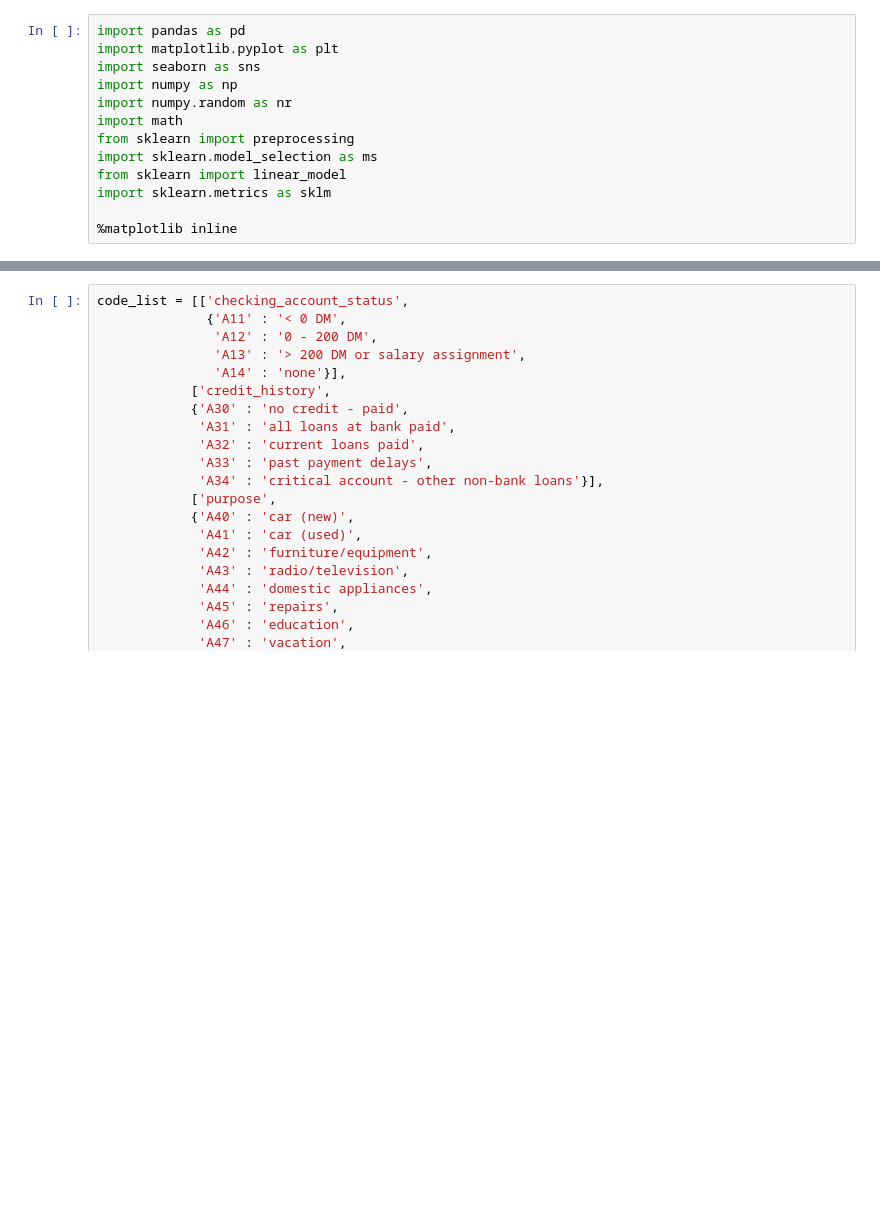
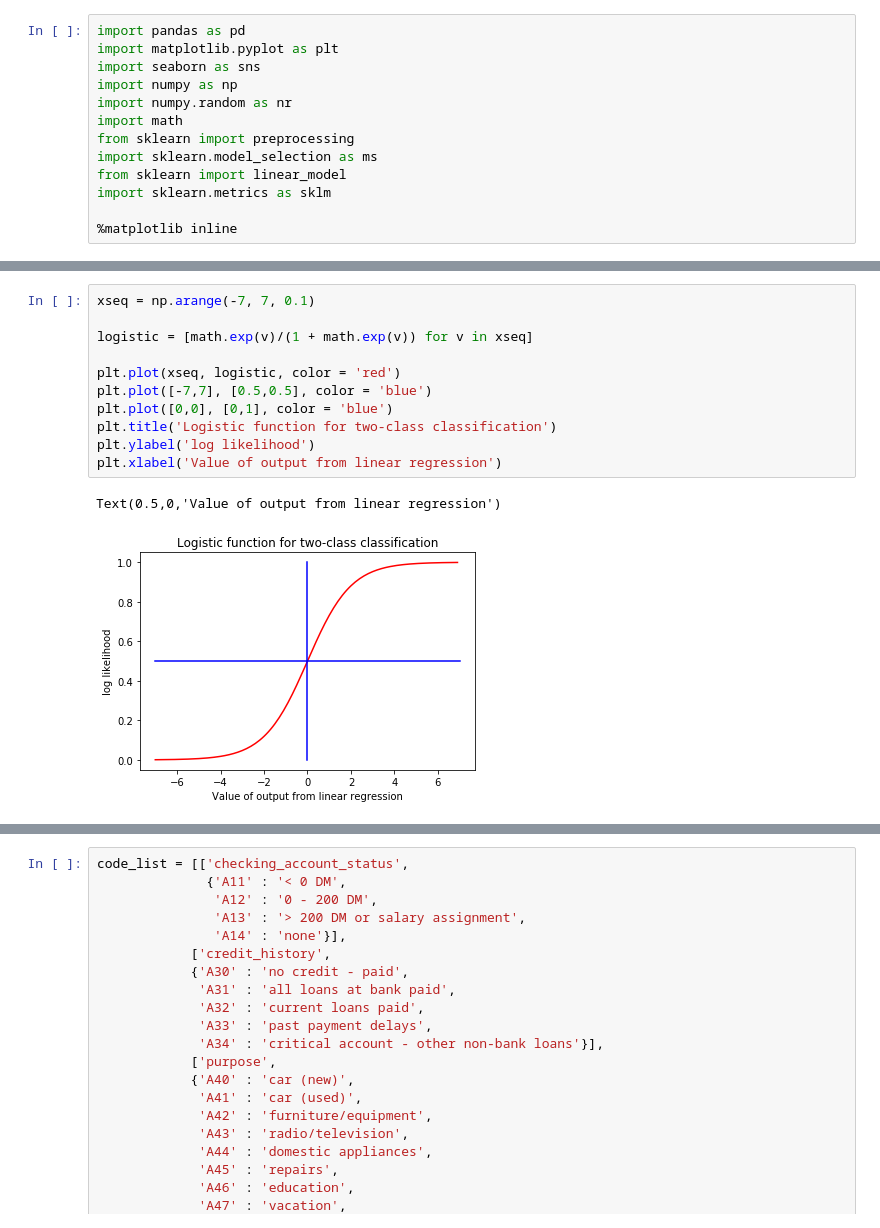
Before and after one commit to syslin/-MicrosoftLearning-Principles-of-Machine-Learning-Python, a Jupyter notebook: Module5/Classificaton.ipynb, the cells around one changed output, grey strips where cells are left out. Cells and saved outputs as stored; diff of their text form; blank space fills up the shorter version.

```diff
--- a/Module5/Classificaton.ipynb
+++ b/Module5/Classificaton.ipynb
@@ -22,0 +42,14 @@ import sklearn.metrics as sklm
+# %%
+xseq = np.arange(-7, 7, 0.1)
+
+logistic = [math.exp(v)/(1 + math.exp(v)) for v in xseq]
+
+plt.plot(xseq, logistic, color = 'red')
+plt.plot([-7,7], [0.5,0.5], color = 'blue')
+plt.plot([0,0], [0,1], color = 'blue')
+plt.title('Logistic function for two-class classification')
+plt.ylabel('log likelihood')
+plt.xlabel('Value of output from linear regression')
+# %% [output]
+Text(0.5,0,'Value of output from linear regression')
+[figure, added]
```
Also changed, not shown: parts of 44 cells of this notebook.
